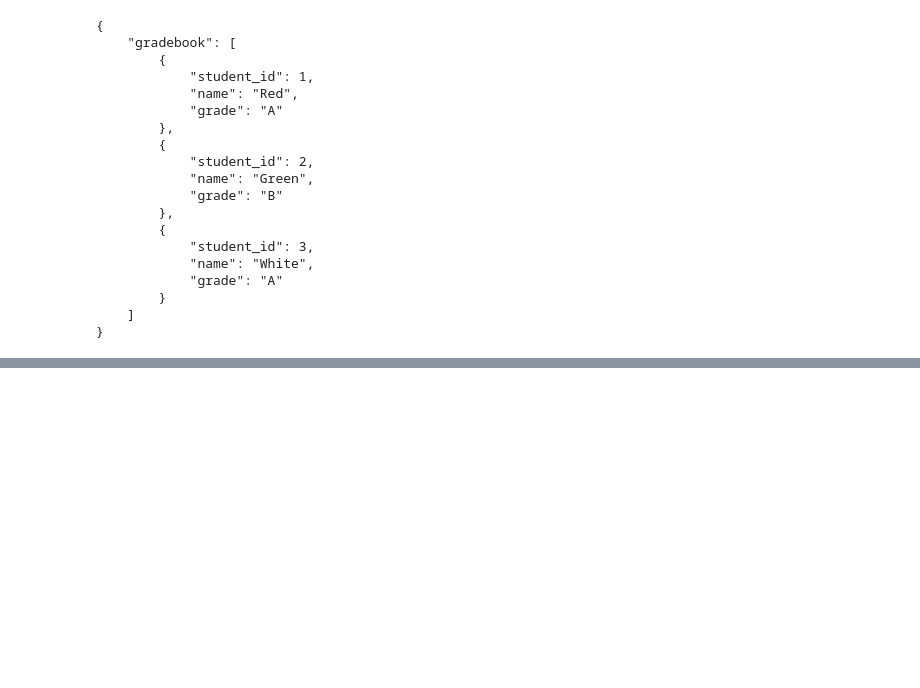
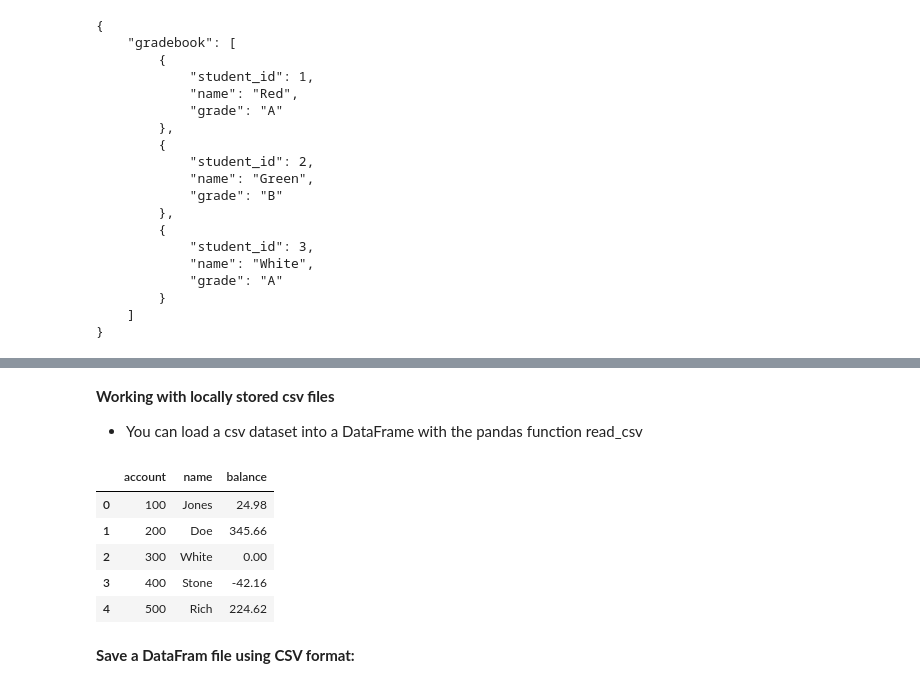
Before and after one commit to abbylloyd03/608-mod6, a Jupyter notebook: Lloyd_Chapter9.ipynb, the cells around one changed output, grey strips where cells are left out. Saved outputs shown, nothing was run; the diff lists cells and outputs as text; code cells hidden in the pictures; blank space fills up the shorter version.

```diff
--- a/Lloyd_Chapter9.ipynb
+++ b/Lloyd_Chapter9.ipynb
@@ -274,0 +580,22 @@ with open('grades.json', 'r') as grades:
+# %% [markdown]
+**Working with locally stored csv files**
+- You can load a csv dataset into a DataFrame with the pandas function read_csv
+# %%
+import pandas as pd
+
+df = pd.read_csv('accounts.csv',
+                 names=['account', 'name', 'balance'])
+
+# The names keyword argument specifies the DataFrame's column names.
+# If you do not supply this argument, read_csv assumes that the CSV file's first row is the column names.
+
+df
+# %% [output]
+|  | account | name | balance |
+| 0 | 100 | Jones | 24.98 |
+| 1 | 200 | Doe | 345.66 |
+| 2 | 300 | White | 0.00 |
+| 3 | 400 | Stone | -42.16 |
+| 4 | 500 | Rich | 224.62 |
+# %% [markdown]
+**Save a DataFram file using CSV format:**
```
Also changed, not shown: parts of 43 cells of this notebook, 3 other files.
